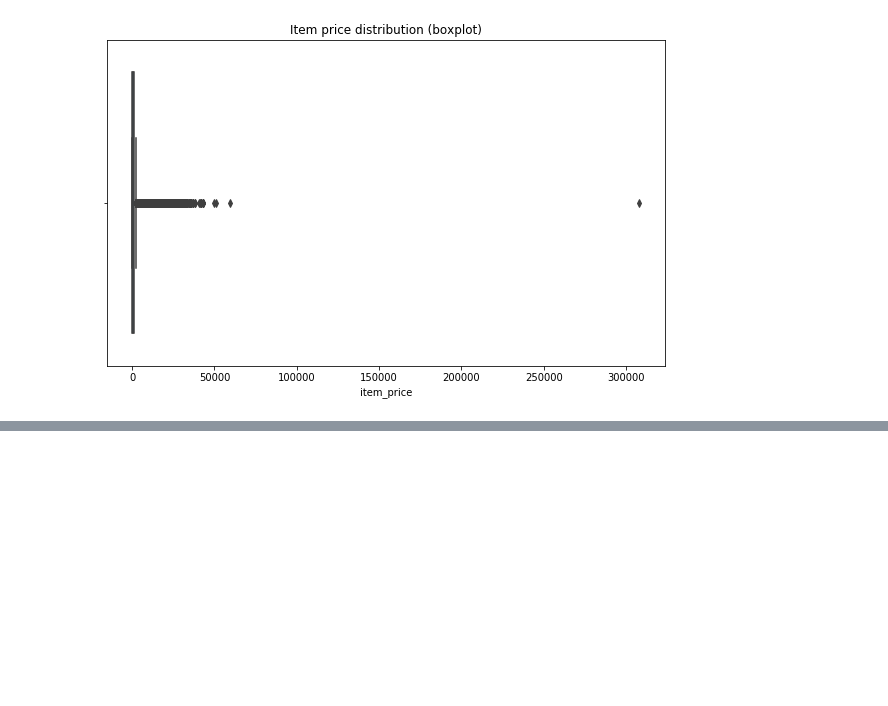
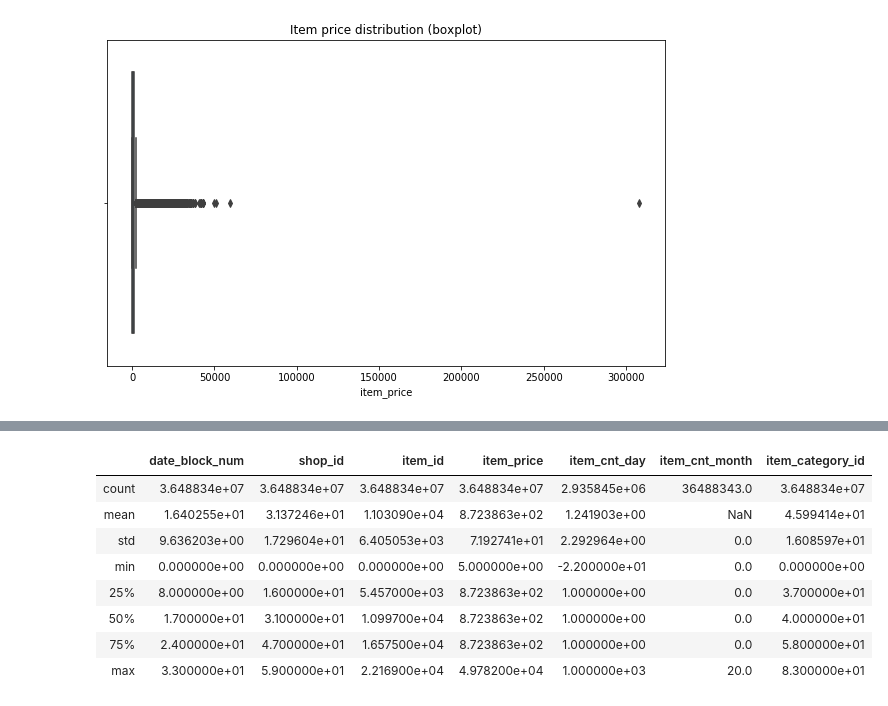
Before and after one commit to Ibraitas/Predict-Future-Sales, a Jupyter notebook: Predict Future Sales.ipynb, the cells around one changed output, grey strips where cells are left out. Cells and saved outputs as stored; diff of their text form; code cells hidden in the pictures; blank space fills up the shorter version.

```diff
--- a/Predict Future Sales.ipynb
+++ b/Predict Future Sales.ipynb
@@ -205,0 +265,12 @@ Count of items in test set:  21805
+# %%
+train_data.describe()
+# %% [output]
+|  | date_block_num | shop_id | item_id | item_price | item_cnt_day | item_cnt_month | item_category_id |
+| count | 3.648834e+07 | 3.648834e+07 | 3.648834e+07 | 3.648834e+07 | 2.935845e+06 | 36488343.0 | 3.648834e+07 |
+| mean | 1.640255e+01 | 3.137246e+01 | 1.103090e+04 | 8.723863e+02 | 1.241903e+00 | NaN | 4.599414e+01 |
+| std | 9.636203e+00 | 1.729604e+01 | 6.405053e+03 | 7.192741e+01 | 2.292964e+00 | 0.0 | 1.608597e+01 |
+| min | 0.000000e+00 | 0.000000e+00 | 0.000000e+00 | 5.000000e+00 | -2.200000e+01 | 0.0 | 0.000000e+00 |
+| 25% | 8.000000e+00 | 1.600000e+01 | 5.457000e+03 | 8.723863e+02 | 1.000000e+00 | 0.0 | 3.700000e+01 |
+| 50% | 1.700000e+01 | 3.100000e+01 | 1.099700e+04 | 8.723863e+02 | 1.000000e+00 | 0.0 | 4.000000e+01 |
+| 75% | 2.400000e+01 | 4.700000e+01 | 1.657500e+04 | 8.723863e+02 | 1.000000e+00 | 0.0 | 5.800000e+01 |
+| max | 3.300000e+01 | 5.900000e+01 | 2.216900e+04 | 4.978200e+04 | 1.000000e+03 | 20.0 | 8.300000e+01 |
```
Also changed, not shown: parts of 20 cells of this notebook.
